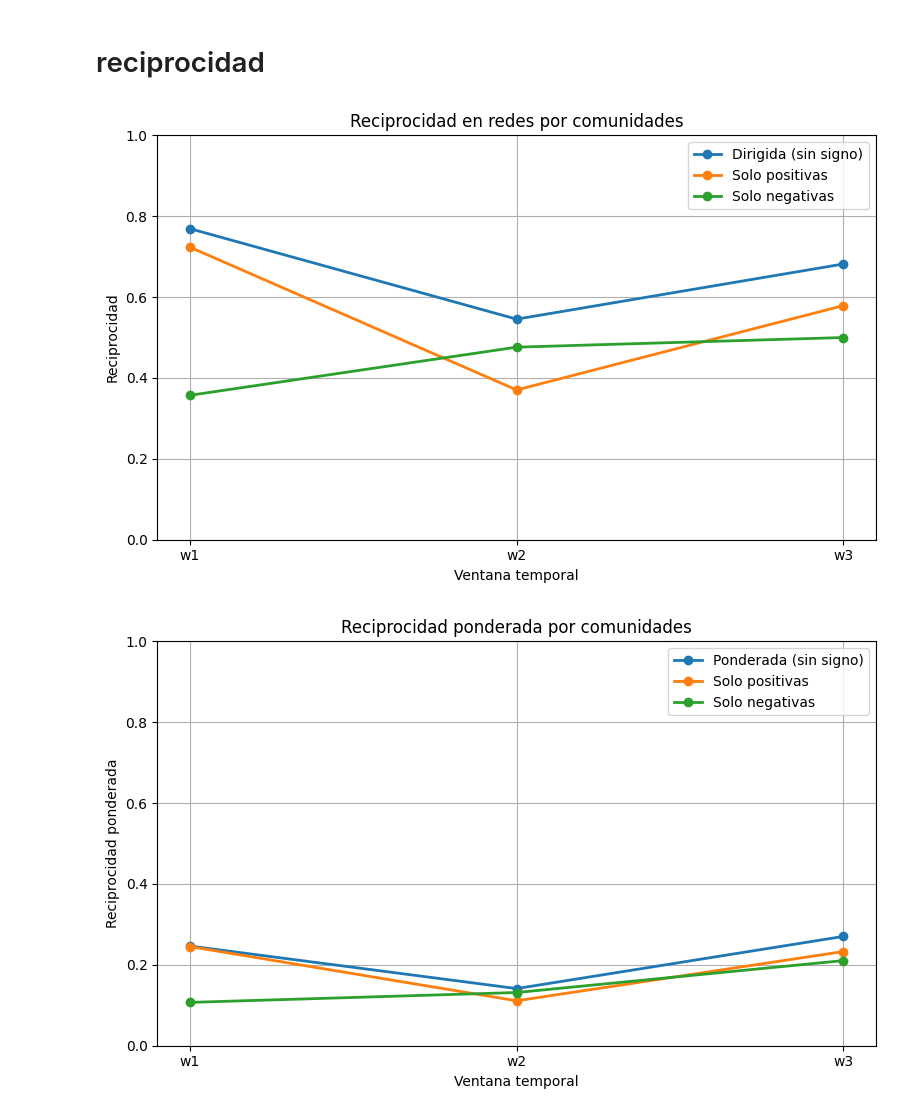
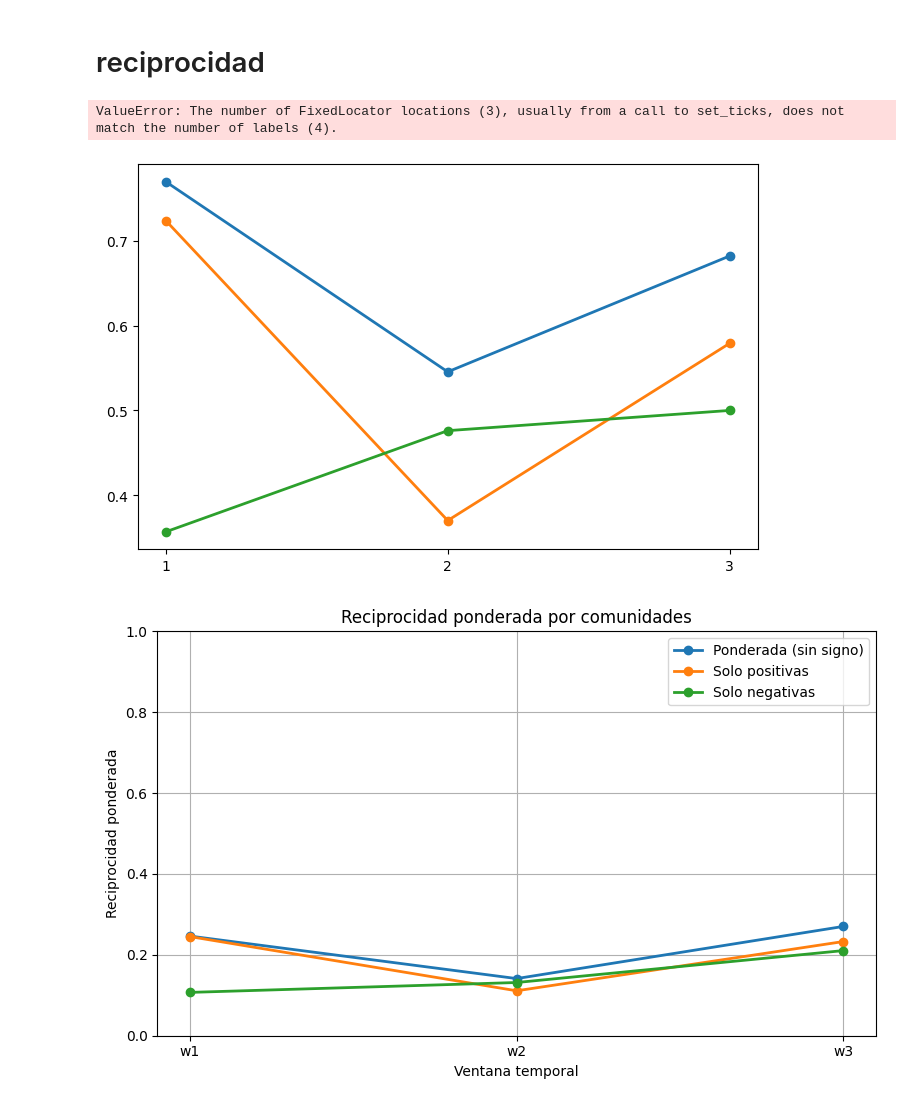
Before and after one commit to anacanoherranz/TFM, a Jupyter notebook: redes/redes.ipynb, the cells around one changed output. Cells and saved outputs as stored; diff of their text form; code cells hidden in the pictures.

```diff
--- a/redes/redes.ipynb
+++ b/redes/redes.ipynb
@@ -6,6 +6,21 @@ import pandas as pd
 import os
 import pickle
 import networkx as nx
+# %%
+files = [
+    "results_w1_wio.pkl",
+    "results_w2_wio.pkl",
+    "results_w3_wio.pkl",
+]
+
+datos = []
+for f in files:
+    with open(f, "rb") as file:
+        data = pickle.load(file)
+    datos.append(data)
+
+groups_df = pd.read_csv("basa_groups.csv")
+species_to_community = dict(zip(groups_df["Taxa"], groups_df["Community"]))
 # %% [markdown]
 # reciprocidad
 # %%
@@ -61,35 +76,36 @@ for data in datos:
 
     G_all = construir_grafo_dir(mat_sig, especies, species_to_community, "all")
     G_pos = construir_grafo_dir(mat_sig, especies, species_to_community, "pos")
     G_neg = construir_grafo_dir(mat_sig, especies, species_to_community, "neg")
 
     rec_all.append(nx.reciprocity(G_all))
     rec_pos.append(nx.reciprocity(G_pos))
     rec_neg.append(nx.reciprocity(G_neg))
 
 
 # --- plot ---
 x = np.arange(1, len(rec_all) + 1)
 
 plt.figure(figsize=(8,5))
 
 plt.plot(x, rec_all, marker='o', linewidth=2, label='Dirigida (sin signo)')
 plt.plot(x, rec_pos, marker='o', linewidth=2, label='Solo positivas')
 plt.plot(x, rec_neg, marker='o', linewidth=2, label='Solo negativas')
 
-plt.xticks(x, ["w1", "w2", "w3"])
+plt.xticks(x, ["w1", "w2", "w3", "w4"])
 plt.xlabel("Ventana temporal")
 plt.ylabel("Reciprocidad")
 plt.title("Reciprocidad en redes por comunidades")
 
 plt.legend()
 plt.grid(True)
 plt.ylim(0,1)
 
 plt.tight_layout()
 plt.show()
 # %% [output]
+ValueError: The number of FixedLocator locations (3), usually from a call to set_ticks, does not match the number of labels (4).
-[figure, old version]
+[figure, new version]
 # %%
 def construir_matriz_pesos(mat_sig, especies, species_to_community, tipo="all"):
     comunidades = sorted(set(
```
Also changed, not shown: parts of 10 cells of this notebook.
